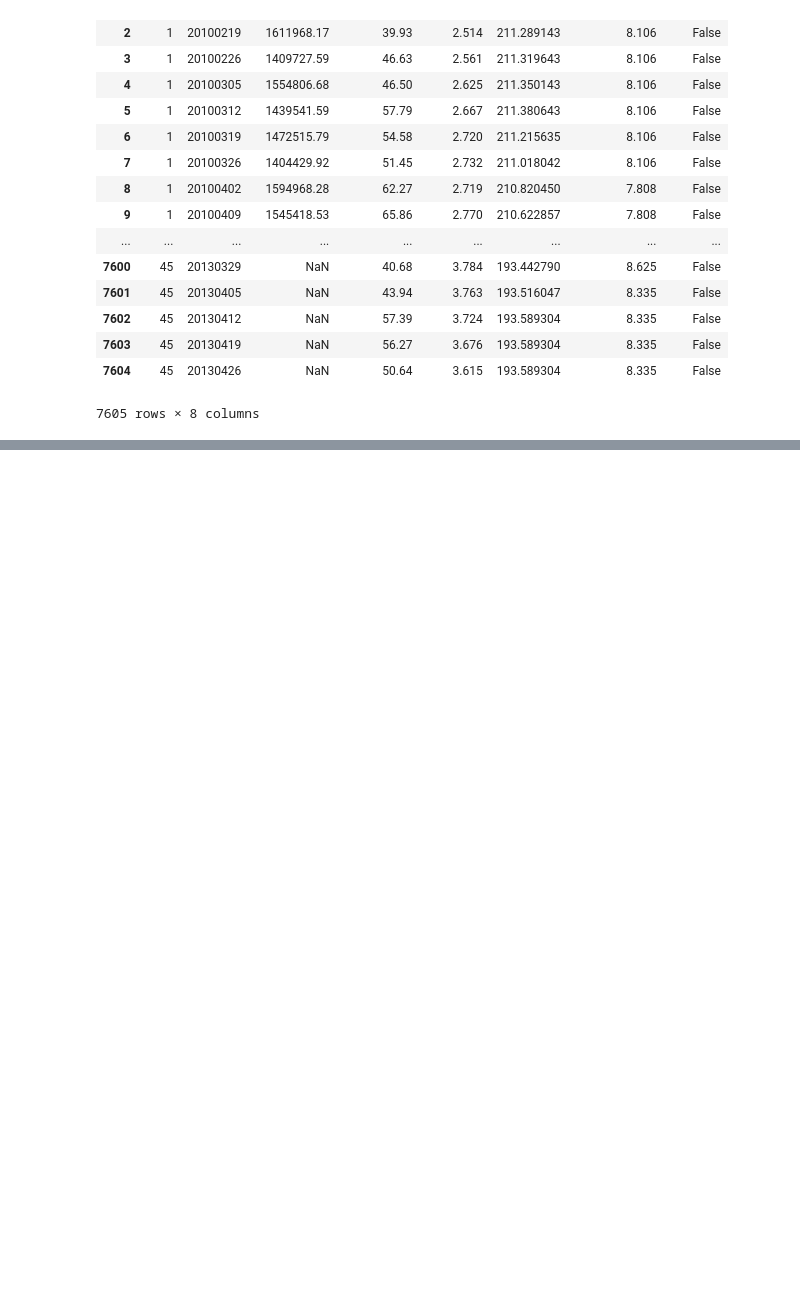
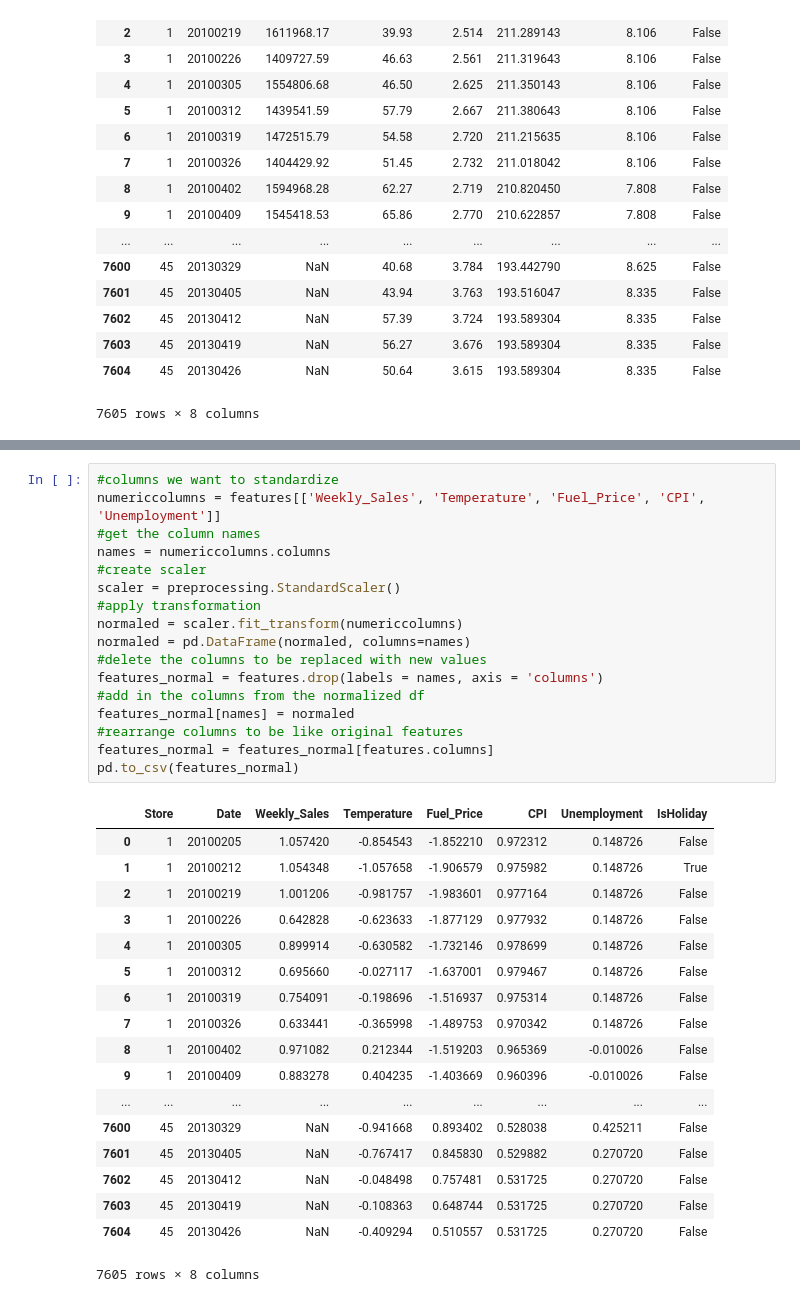
Before and after one commit to dkovelie/COGS-108-project-fun, a Jupyter notebook: Analysis of features.ipynb, the cells around one changed output, grey strips where cells are left out. Saved outputs shown, nothing was run; the diff lists cells and outputs as text; blank space fills up the shorter version.

Commit message:
normalize numeric columns in features and create new csv file
idk what i changed in the splitting file

```diff
--- a/Analysis of features.ipynb
+++ b/Analysis of features.ipynb
@@ -175,0 +185,36 @@ features
+# %%
+#columns we want to standardize
+numericcolumns = features[['Weekly_Sales', 'Temperature', 'Fuel_Price', 'CPI', 'Unemployment']]
+#get the column names
+names = numericcolumns.columns
+#create scaler
+scaler = preprocessing.StandardScaler()
+#apply transformation
+normaled = scaler.fit_transform(numericcolumns)
+normaled = pd.DataFrame(normaled, columns=names)
+#delete the columns to be replaced with new values
+features_normal = features.drop(labels = names, axis = 'columns')
+#add in the columns from the normalized df
+features_normal[names] = normaled
+#rearrange columns to be like original features
+features_normal = features_normal[features.columns]
+pd.to_csv(features_normal)
+# %% [output]
+|  | Store | Date | Weekly_Sales | Temperature | Fuel_Price | CPI | Unemployment | IsHoliday |
+| 0 | 1 | 20100205 | 1.057420 | -0.854543 | -1.852210 | 0.972312 | 0.148726 | False |
+| 1 | 1 | 20100212 | 1.054348 | -1.057658 | -1.906579 | 0.975982 | 0.148726 | True |
+| 2 | 1 | 20100219 | 1.001206 | -0.981757 | -1.983601 | 0.977164 | 0.148726 | False |
+| 3 | 1 | 20100226 | 0.642828 | -0.623633 | -1.877129 | 0.977932 | 0.148726 | False |
+| 4 | 1 | 20100305 | 0.899914 | -0.630582 | -1.732146 | 0.978699 | 0.148726 | False |
+| 5 | 1 | 20100312 | 0.695660 | -0.027117 | -1.637001 | 0.979467 | 0.148726 | False |
+| 6 | 1 | 20100319 | 0.754091 | -0.198696 | -1.516937 | 0.975314 | 0.148726 | False |
+| 7 | 1 | 20100326 | 0.633441 | -0.365998 | -1.489753 | 0.970342 | 0.148726 | False |
+| 8 | 1 | 20100402 | 0.971082 | 0.212344 | -1.519203 | 0.965369 | -0.010026 | False |
+| 9 | 1 | 20100409 | 0.883278 | 0.404235 | -1.403669 | 0.960396 | -0.010026 | False |
+| ... | ... | ... | ... | ... | ... | ... | ... | ... |
+| 7600 | 45 | 20130329 | NaN | -0.941668 | 0.893402 | 0.528038 | 0.425211 | False |
+| 7601 | 45 | 20130405 | NaN | -0.767417 | 0.845830 | 0.529882 | 0.270720 | False |
+| 7602 | 45 | 20130412 | NaN | -0.048498 | 0.757481 | 0.531725 | 0.270720 | False |
+| 7603 | 45 | 20130419 | NaN | -0.108363 | 0.648744 | 0.531725 | 0.270720 | False |
+| 7604 | 45 | 20130426 | NaN | -0.409294 | 0.510557 | 0.531725 | 0.270720 | False |
+7605 rows × 8 columns
```
Also changed, not shown: parts of 6 cells of this notebook, 1 other file.
